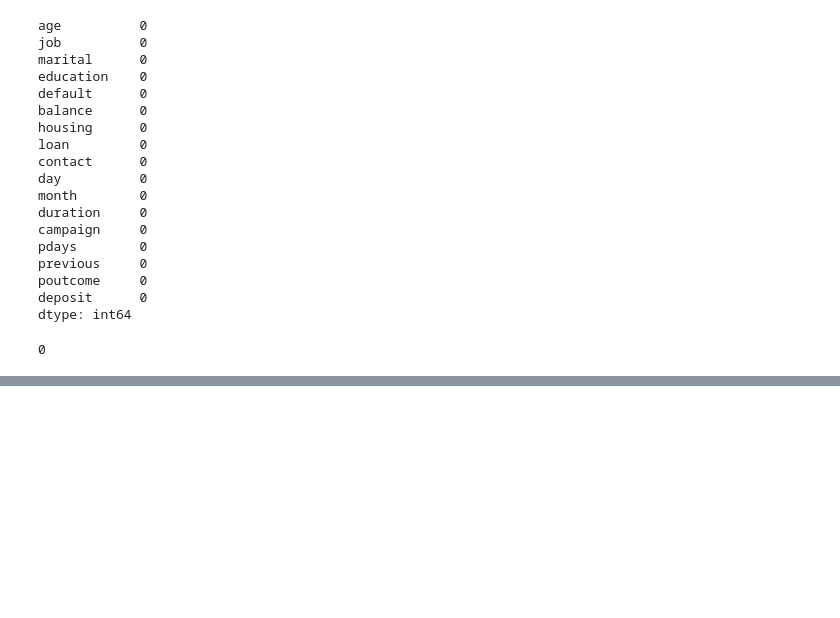
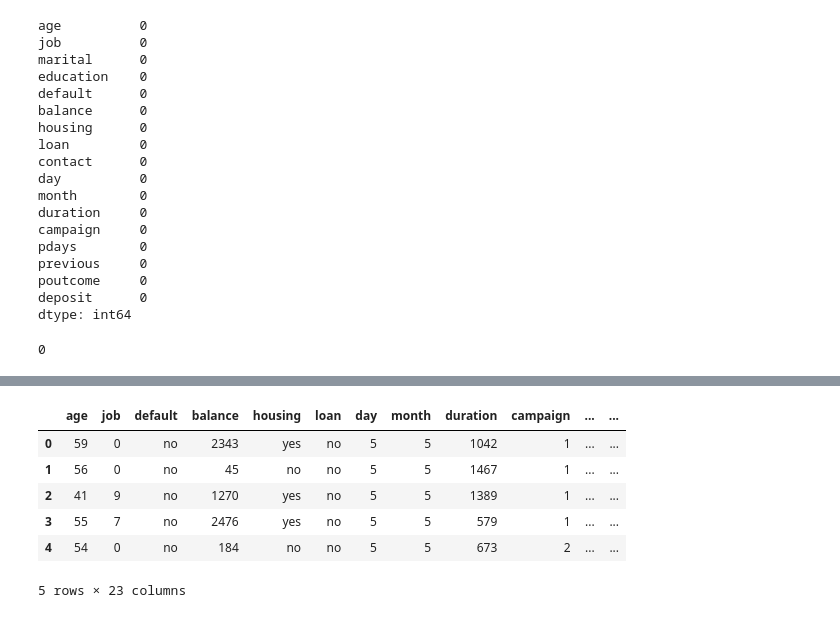
Before and after one commit to crypt0kitik/Introduction-to-Machine-Learning-Methods, a Jupyter notebook: Exercise2_Logistic_regression/Logistic_regression.ipynb, the cells around one changed output, grey strips where cells are left out. Cells and saved outputs as stored; diff of their text form; code cells hidden in the pictures; blank space fills up the shorter version.

```diff
--- a/Exercise2_Logistic_regression/Logistic_regression.ipynb
+++ b/Exercise2_Logistic_regression/Logistic_regression.ipynb
@@ -132,3 +201,14 @@ df = df.drop("education_unknown", "contact_unknown", "education_unknown",axis=1)
+# %%
+# checking whether everything worked in the correct way
+df.head()
+# %% [output]
+|  | age | job | default | balance | housing | loan | day | month | duration | campaign | ... | ... |
+| 0 | 59 | 0 | no | 2343 | yes | no | 5 | 5 | 1042 | 1 | ... | ... |
+| 1 | 56 | 0 | no | 45 | no | no | 5 | 5 | 1467 | 1 | ... | ... |
+| 2 | 41 | 9 | no | 1270 | yes | no | 5 | 5 | 1389 | 1 | ... | ... |
+| 3 | 55 | 7 | no | 2476 | yes | no | 5 | 5 | 579 | 1 | ... | ... |
+| 4 | 54 | 0 | no | 184 | no | no | 5 | 5 | 673 | 2 | ... | ... |
+5 rows × 23 columns
 # %%
 # All columns that need the same method can be done in one step
 # 6. default column --> LabelEncoder
```
Also changed, not shown: parts of 11 cells of this notebook.
